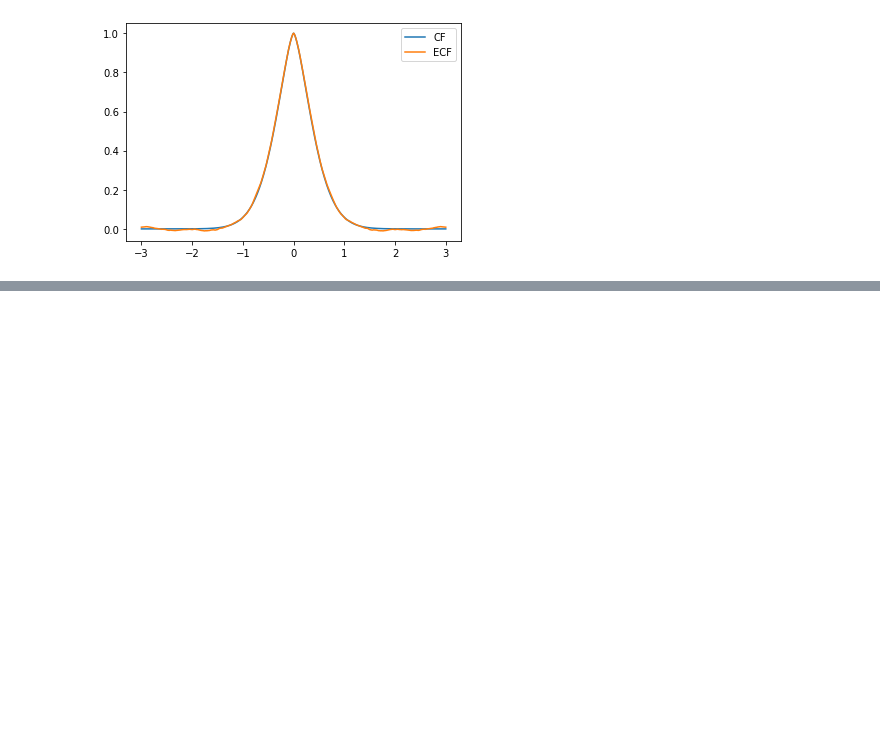
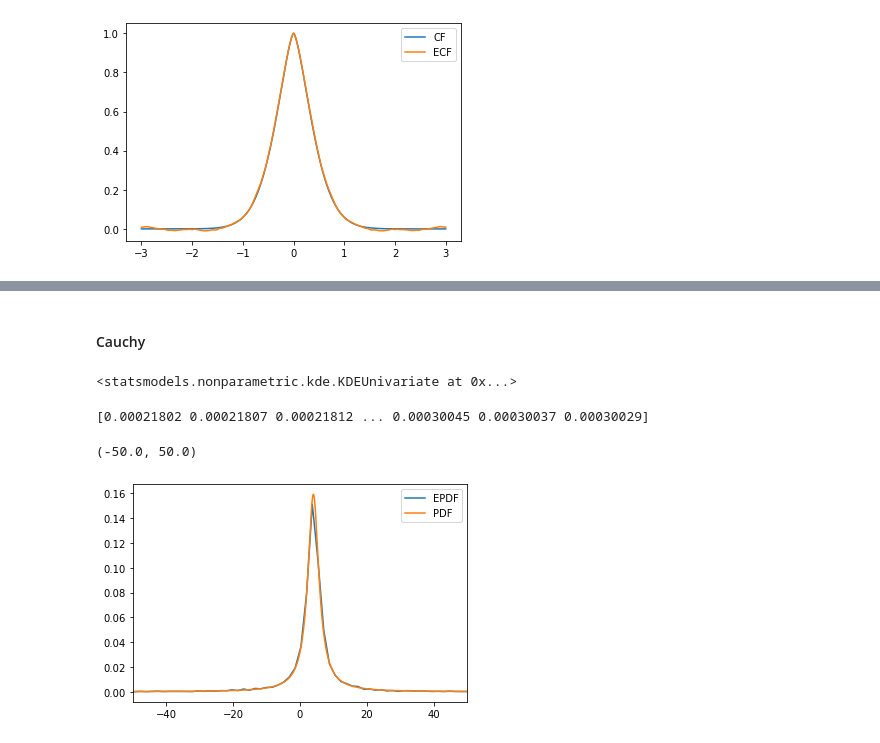
Before and after one commit to adamaj99pwr/CS-of-Stochastic-Processes, a Jupyter notebook: lab2.ipynb, the cells around one changed output, grey strips where cells are left out. Saved outputs shown, nothing was run; the diff lists cells and outputs as text; code cells hidden in the pictures; blank space fills up the shorter version.

```diff
--- a/lab2.ipynb
+++ b/lab2.ipynb
@@ -114,0 +169,2 @@ plt.legend()
+# %% [markdown]
+#### Cauchy
@@ -114,0 +179,23 @@ plt.legend()
+# %%
+kde = sm.nonparametric.KDEUnivariate(X)
+kde.fit()
+# %% [output]
+<statsmodels.nonparametric.kde.KDEUnivariate at 0x...>
+# %%
+def dens(x):
+    return (1/(np.pi)) * (gamma/(gamma**2 + (x-delta)**2))
+# %%
+xs = np.linspace(-50, 50, num=len(kde.support))
+# %%
+pdf = dens(xs)
+print(pdf)
+# %% [output]
+[0.00021802 0.00021807 0.00021812 ... 0.00030045 0.00030037 0.00030029]
+# %%
+plt.plot(kde.support, kde.density, label="EPDF")
+plt.plot(xs, pdf, label="PDF")
+plt.legend()
+plt.xlim([-50, 50])
+# %% [output]
+(-50.0, 50.0)
+[figure, added]
```
Also changed, not shown: parts of 14 cells of this notebook.
